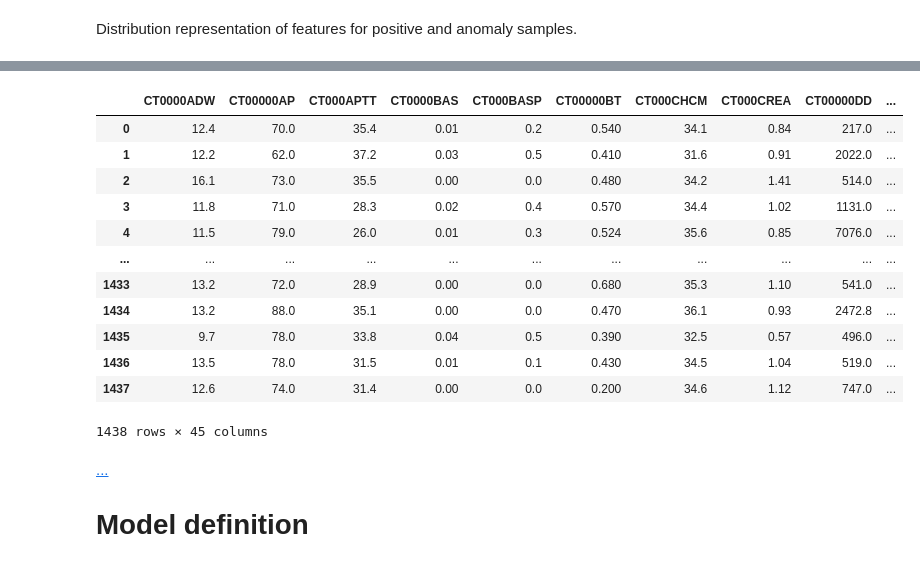
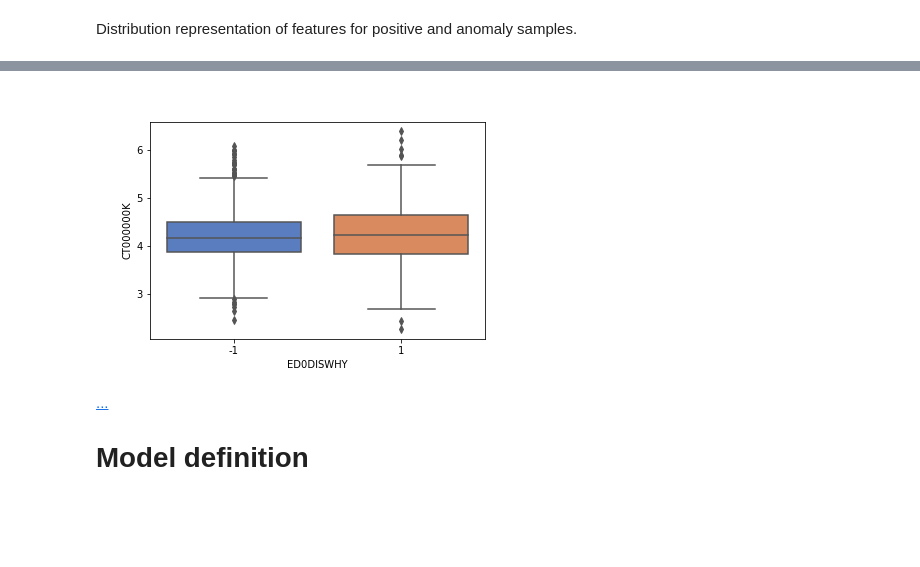
Before and after one commit to unaicarbajo/one-class-covid19, a Jupyter notebook: covid19_prognosis.ipynb, the cells around one changed output, grey strips where cells are left out. Drawn from its saved outputs; the diff is of its cells as text; code cells hidden in the pictures; blank space fills up the shorter version.

```diff
--- a/covid19_prognosis.ipynb
+++ b/covid19_prognosis.ipynb
@@ -532,19 +312,7 @@ Successfully created the directory ./boxplots
-# %%
-x_full
-# %% [output]
-|  | CT0000ADW | CT00000AP | CT000APTT | CT0000BAS | CT000BASP | CT00000BT | CT000CHCM | CT000CREA | CT00000DD | ... |
-| 0 | 12.4 | 70.0 | 35.4 | 0.01 | 0.2 | 0.540 | 34.1 | 0.84 | 217.0 | ... |
-| 1 | 12.2 | 62.0 | 37.2 | 0.03 | 0.5 | 0.410 | 31.6 | 0.91 | 2022.0 | ... |
-| 2 | 16.1 | 73.0 | 35.5 | 0.00 | 0.0 | 0.480 | 34.2 | 1.41 | 514.0 | ... |
-| 3 | 11.8 | 71.0 | 28.3 | 0.02 | 0.4 | 0.570 | 34.4 | 1.02 | 1131.0 | ... |
-| 4 | 11.5 | 79.0 | 26.0 | 0.01 | 0.3 | 0.524 | 35.6 | 0.85 | 7076.0 | ... |
-| ... | ... | ... | ... | ... | ... | ... | ... | ... | ... | ... |
-| 1433 | 13.2 | 72.0 | 28.9 | 0.00 | 0.0 | 0.680 | 35.3 | 1.10 | 541.0 | ... |
-| 1434 | 13.2 | 88.0 | 35.1 | 0.00 | 0.0 | 0.470 | 36.1 | 0.93 | 2472.8 | ... |
-| 1435 | 9.7 | 78.0 | 33.8 | 0.04 | 0.5 | 0.390 | 32.5 | 0.57 | 496.0 | ... |
-| 1436 | 13.5 | 78.0 | 31.5 | 0.01 | 0.1 | 0.430 | 34.5 | 1.04 | 519.0 | ... |
-| 1437 | 12.6 | 74.0 | 31.4 | 0.00 | 0.0 | 0.200 | 34.6 | 1.12 | 747.0 | ... |
-1438 rows × 45 columns
+# %%
+Image(filename='boxplots/bp_CT000000K.png')
+# %% [output]
+[figure, added]
 # %% [markdown]
 <a href='#index'>...</a>
 <a id='model_1'></a>
```
Also changed, not shown: parts of 81 cells of this notebook, 1 other file.
